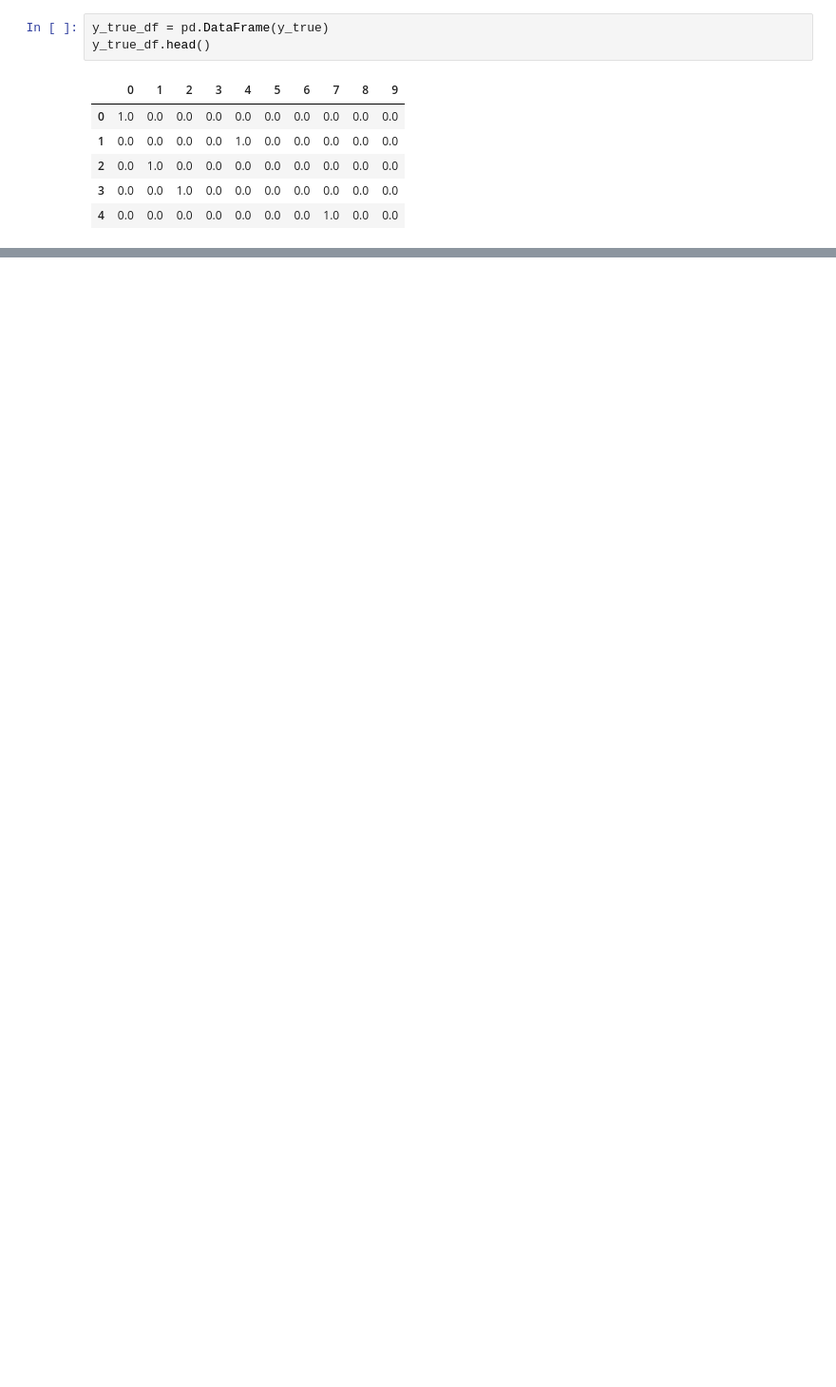
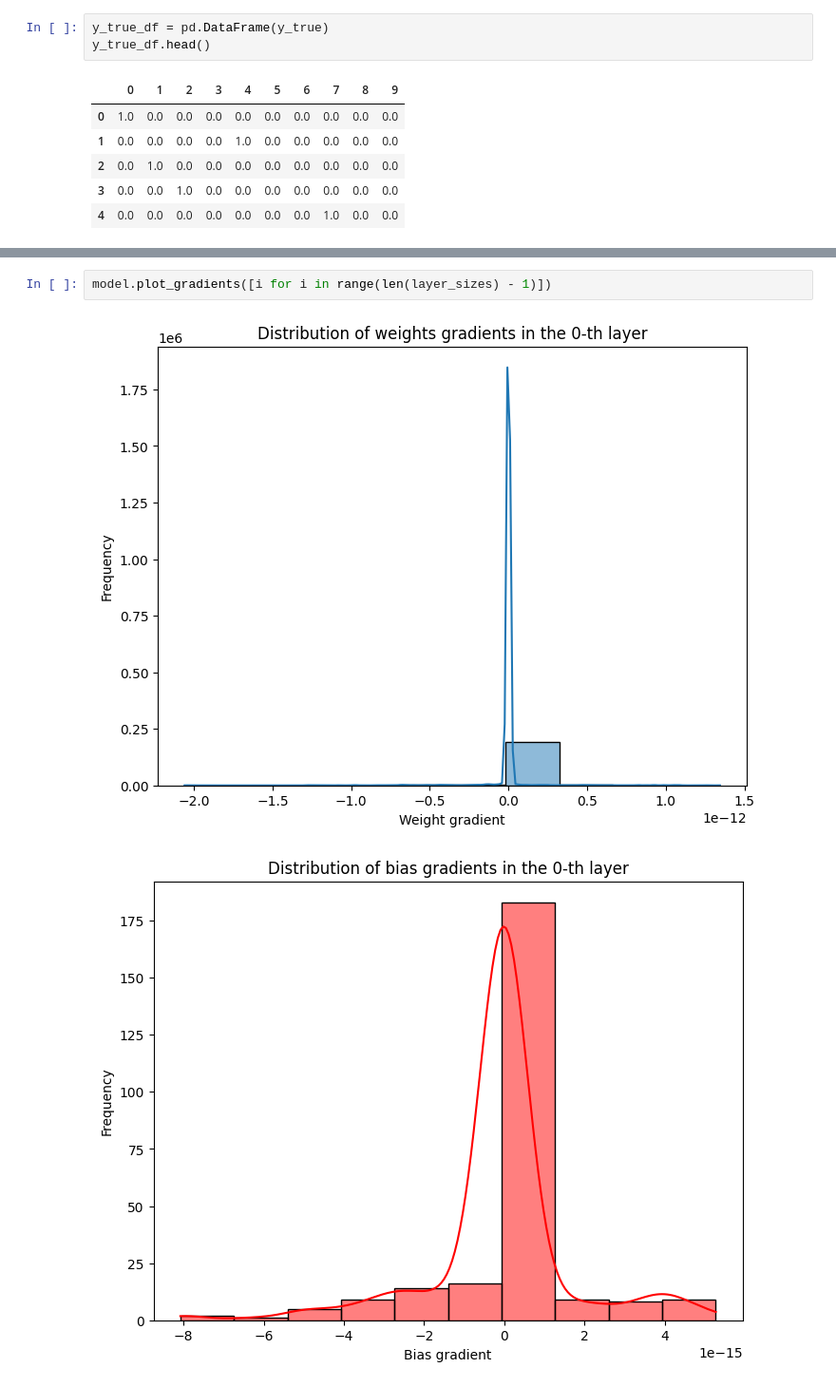
Before and after one commit to SandWithCheese/Tubes01_ML, a Jupyter notebook: src/notebooks/develop/bcn-1-testing.ipynb, the cells around one changed output, grey strips where cells are left out. Shown: that part at 95% size. Drawn from its saved outputs; the diff is of its cells as text; blank space fills up the shorter version.

```diff
--- a/src/notebooks/develop/bcn-1-testing.ipynb
+++ b/src/notebooks/develop/bcn-1-testing.ipynb
@@ -206,0 +215,5 @@ y_true_df.head()
+# %%
+model.plot_gradients([i for i in range(len(layer_sizes) - 1)])
+# %% [output]
+[figure, added]
+[figure, added]
```
Also changed, not shown: parts of 8 cells of this notebook, 6 other files.
